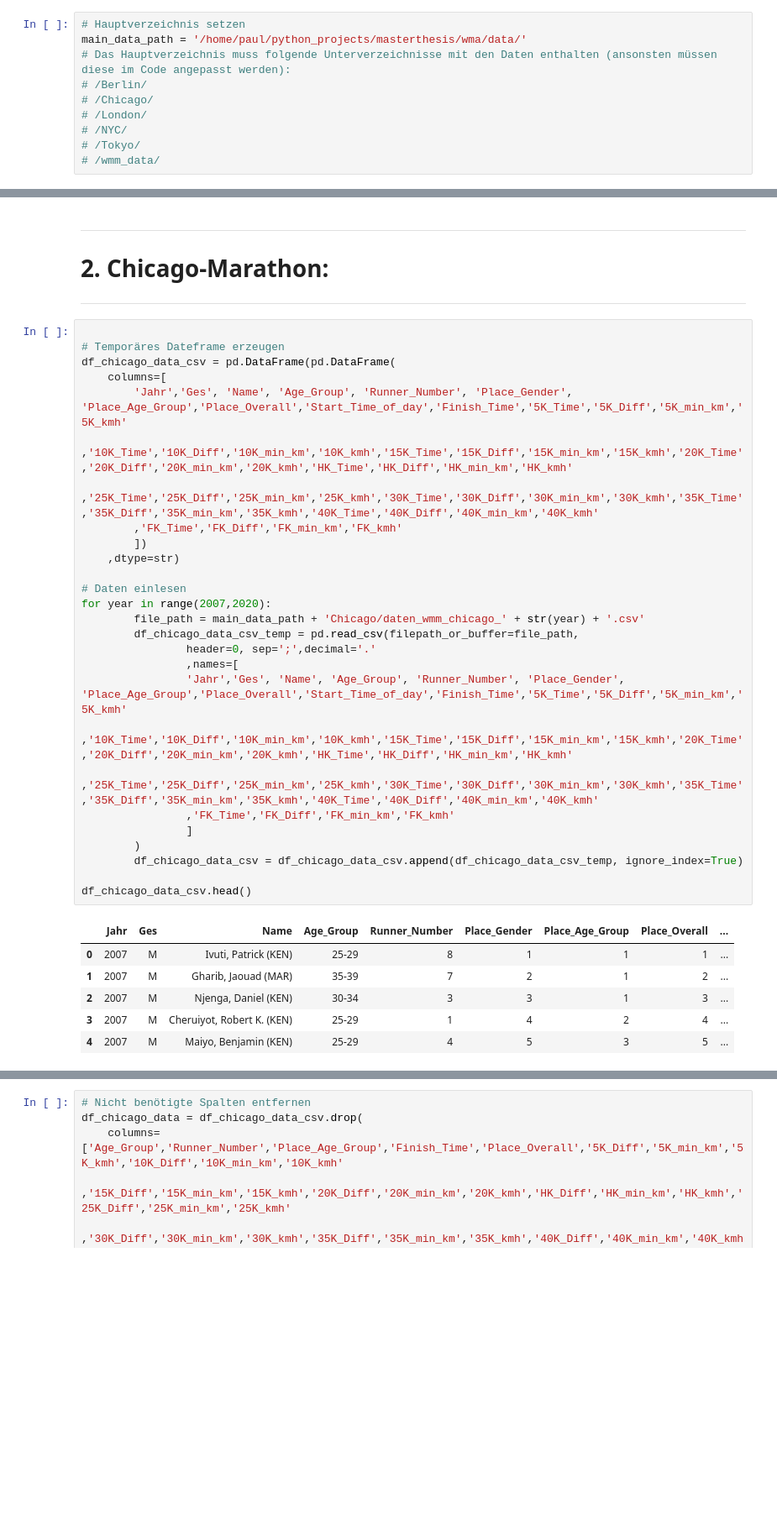
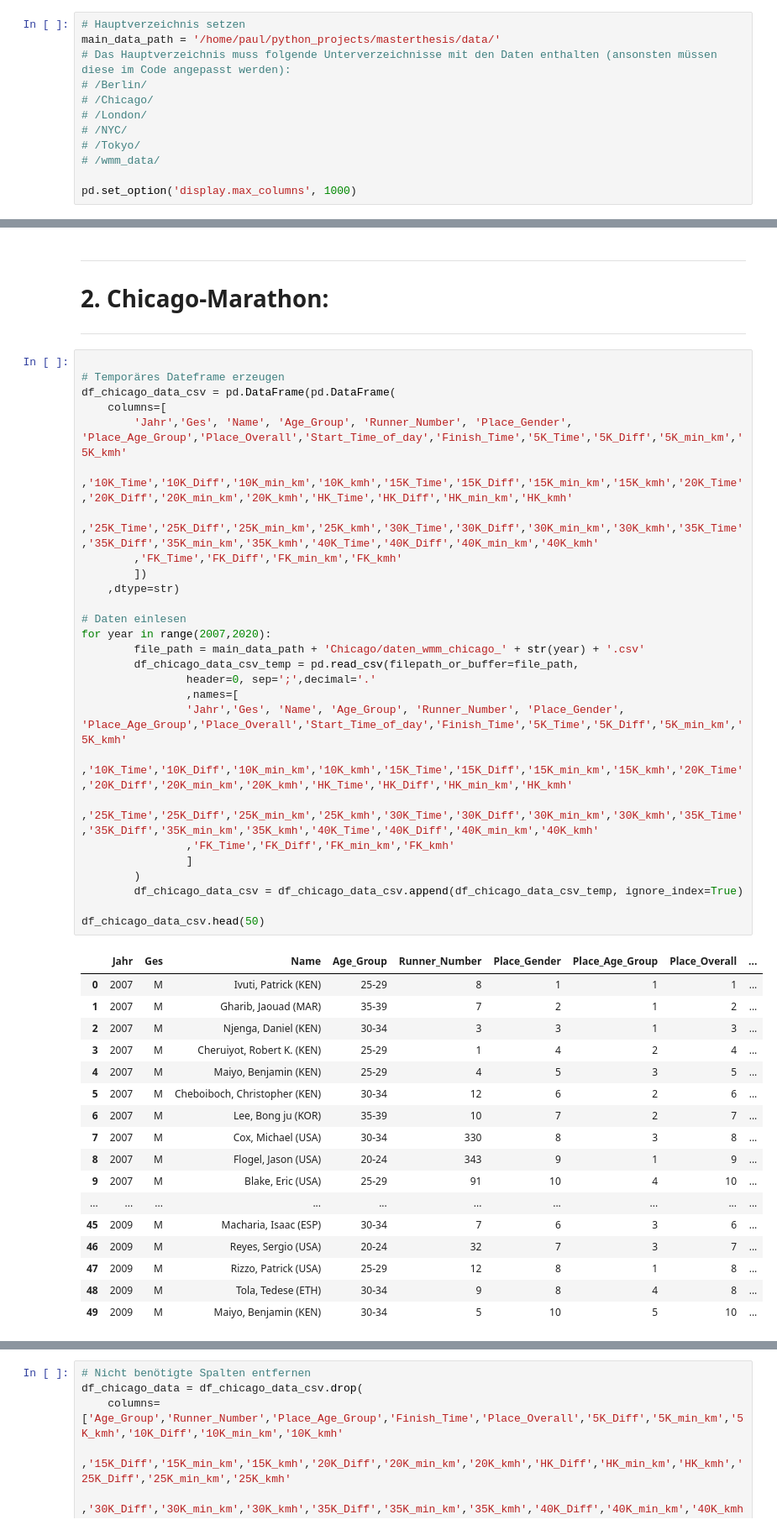
Before and after one commit to Wade-Sys/wma, a Jupyter notebook: Marathon/harmonize_wmm_data_all.ipynb, the cells around one changed output, grey strips where cells are left out. Shown: that part at 84% size. Saved outputs shown, nothing was run; the diff lists cells and outputs as text; blank space fills up the shorter version.

```diff
--- a/Marathon/harmonize_wmm_data_all.ipynb
+++ b/Marathon/harmonize_wmm_data_all.ipynb
@@ -18,7 +18,7 @@ import os
 <hr>
 # %%
 # Hauptverzeichnis setzen
-main_data_path = '/home/paul/python_projects/masterthesis/wma/data/'
+main_data_path = '/home/paul/python_projects/masterthesis/data/'
 # Das Hauptverzeichnis muss folgende Unterverzeichnisse mit den Daten enthalten (ansonsten müssen diese im Code angepasst werden):
 # /Berlin/
 # /Chicago/
@@ -26,6 +26,8 @@ main_data_path = '/home/paul/python_projects/masterthesis/wma/data/'
 # /NYC/
 # /Tokyo/
 # /wmm_data/
+
+pd.set_option('display.max_columns', 1000)
 # %% [markdown]
 <h1>1. Berlin-Marathon:</h1>
 <hr>
@@ -78,31 +80,42 @@ df_berlin_data.head()
 df_chicago_data_csv = pd.DataFrame(pd.DataFrame(
     columns=[
         'Jahr','Ges', 'Name', 'Age_Group', 'Runner_Number', 'Place_Gender', 'Place_Age_Group','Place_Overall','Start_Time_of_day','Finish_Time','5K_Time','5K_Diff','5K_min_km','5K_kmh'
         ,'10K_Time','10K_Diff','10K_min_km','10K_kmh','15K_Time','15K_Diff','15K_min_km','15K_kmh','20K_Time','20K_Diff','20K_min_km','20K_kmh','HK_Time','HK_Diff','HK_min_km','HK_kmh'
         ,'25K_Time','25K_Diff','25K_min_km','25K_kmh','30K_Time','30K_Diff','30K_min_km','30K_kmh','35K_Time','35K_Diff','35K_min_km','35K_kmh','40K_Time','40K_Diff','40K_min_km','40K_kmh'
         ,'FK_Time','FK_Diff','FK_min_km','FK_kmh'
         ])
     ,dtype=str)
 
 # Daten einlesen
 for year in range(2007,2020):
         file_path = main_data_path + 'Chicago/daten_wmm_chicago_' + str(year) + '.csv'
         df_chicago_data_csv_temp = pd.read_csv(filepath_or_buffer=file_path,
                 header=0, sep=';',decimal='.'
                 ,names=[
                 'Jahr','Ges', 'Name', 'Age_Group', 'Runner_Number', 'Place_Gender', 'Place_Age_Group','Place_Overall','Start_Time_of_day','Finish_Time','5K_Time','5K_Diff','5K_min_km','5K_kmh'
                 ,'10K_Time','10K_Diff','10K_min_km','10K_kmh','15K_Time','15K_Diff','15K_min_km','15K_kmh','20K_Time','20K_Diff','20K_min_km','20K_kmh','HK_Time','HK_Diff','HK_min_km','HK_kmh'
                 ,'25K_Time','25K_Diff','25K_min_km','25K_kmh','30K_Time','30K_Diff','30K_min_km','30K_kmh','35K_Time','35K_Diff','35K_min_km','35K_kmh','40K_Time','40K_Diff','40K_min_km','40K_kmh'
                 ,'FK_Time','FK_Diff','FK_min_km','FK_kmh'
                 ]
         )
         df_chicago_data_csv = df_chicago_data_csv.append(df_chicago_data_csv_temp, ignore_index=True)
 
-df_chicago_data_csv.head()
+df_chicago_data_csv.head(50)
 # %% [output]
 |  | Jahr | Ges | Name | Age_Group | Runner_Number | Place_Gender | Place_Age_Group | Place_Overall | ... |
 | 0 | 2007 | M | Ivuti, Patrick (KEN) | 25-29 | 8 | 1 | 1 | 1 | ... |
 | 1 | 2007 | M | Gharib, Jaouad (MAR) | 35-39 | 7 | 2 | 1 | 2 | ... |
 | 2 | 2007 | M | Njenga, Daniel (KEN) | 30-34 | 3 | 3 | 1 | 3 | ... |
 | 3 | 2007 | M | Cheruiyot, Robert K. (KEN) | 25-29 | 1 | 4 | 2 | 4 | ... |
 | 4 | 2007 | M | Maiyo, Benjamin (KEN) | 25-29 | 4 | 5 | 3 | 5 | ... |
+| 5 | 2007 | M | Cheboiboch, Christopher (KEN) | 30-34 | 12 | 6 | 2 | 6 | ... |
+| 6 | 2007 | M | Lee, Bong ju (KOR) | 35-39 | 10 | 7 | 2 | 7 | ... |
+| 7 | 2007 | M | Cox, Michael (USA) | 30-34 | 330 | 8 | 3 | 8 | ... |
+| 8 | 2007 | M | Flogel, Jason (USA) | 20-24 | 343 | 9 | 1 | 9 | ... |
+| 9 | 2007 | M | Blake, Eric (USA) | 25-29 | 91 | 10 | 4 | 10 | ... |
+| ... | ... | ... | ... | ... | ... | ... | ... | ... | ... |
+| 45 | 2009 | M | Macharia, Isaac (ESP) | 30-34 | 7 | 6 | 3 | 6 | ... |
+| 46 | 2009 | M | Reyes, Sergio (USA) | 20-24 | 32 | 7 | 3 | 7 | ... |
+| 47 | 2009 | M | Rizzo, Patrick (USA) | 25-29 | 12 | 8 | 1 | 8 | ... |
+| 48 | 2009 | M | Tola, Tedese (ETH) | 30-34 | 9 | 8 | 4 | 8 | ... |
+| 49 | 2009 | M | Maiyo, Benjamin (KEN) | 30-34 | 5 | 10 | 5 | 10 | ... |
```
Also changed, not shown: parts of 1 cell of this notebook, 1 other file.
